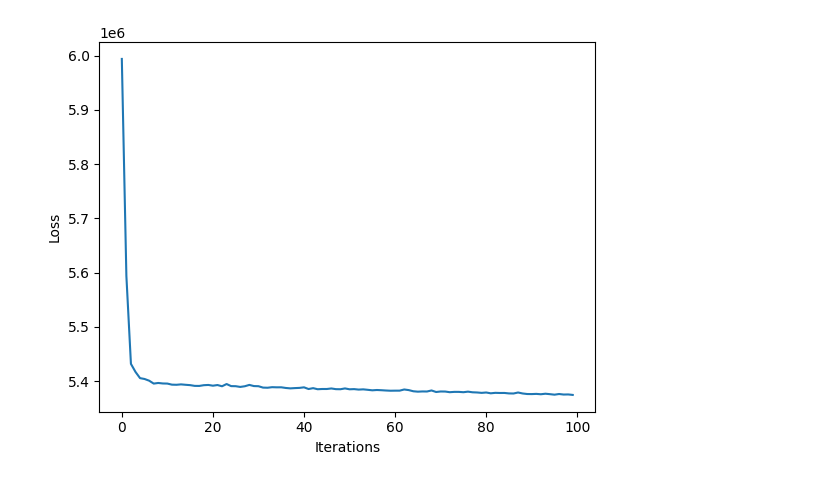
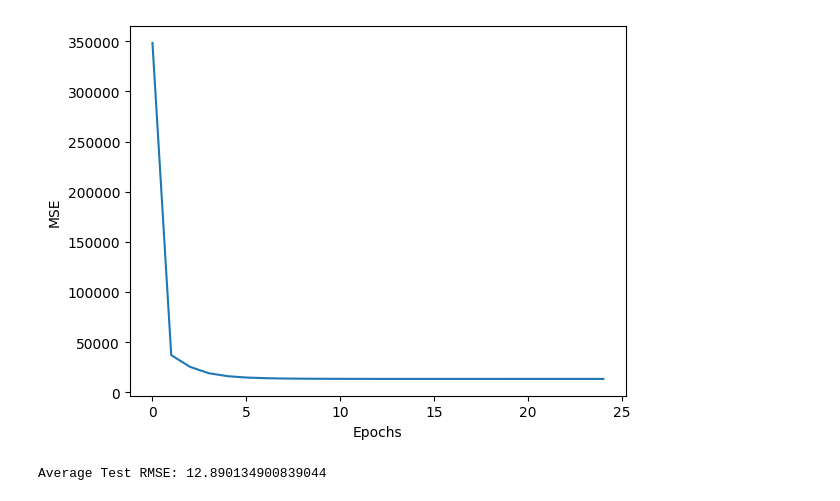
Before and after one commit to jorgerag8/encoder-decoder-transformer, a Jupyter notebook: src/model_cont.ipynb, the cells around one changed output. Drawn from its saved outputs; the diff is of its cells as text; code cells hidden in the pictures.

Commit message:
Adding residual connections to the continuous model.

```diff
--- a/src/model_cont.ipynb
+++ b/src/model_cont.ipynb
@@ -73,6 +73,7 @@ class Transformer(nn.Module):
             dropout=encoder_dropout,
             activation=encoder_activation)
         self.encoder = nn.TransformerEncoder(encoder_layer=encoder_layer, num_layers=encoder_num_layers)
+        self.batchnorm = nn.LazyBatchNorm1d()
         self.decoder_input_layer = nn.Linear(in_features=num_input_variables, out_features=dim_val)
         decoder_layer = nn.TransformerDecoderLayer(
             d_model=dim_val,
@@ -81,16 +82,21 @@ class Transformer(nn.Module):
             dropout=decoder_dropout,
             activation=decoder_activation)
         self.decoder = nn.TransformerDecoder(decoder_layer=decoder_layer, num_layers=decoder_num_layers)
-        self.out = nn.Linear(in_features=dim_val, out_features=num_classes)
+        self.linear = nn.Linear(in_features=dim_val, out_features=10)
+        self.out = nn.Linear(in_features=10, out_features=num_classes)
 
     def forward(self, source, target):
         source = self.encoder_input_layer(source)
         source = self.positional_encoding(source)
-        source = self.encoder(src=source)
-        target = self.decoder_input_layer(target)
-        target = self.decoder(tgt=target, memory=source)
-        target = self.out(target)
-        return target
+        source = self.encoder(source)
+        target = self.batchnorm(target)
+        target_up = self.decoder_input_layer(target)
+        target_up = self.decoder(target_up, source)
+        target_up = self.linear(target_up)
+        target_up = F.relu(target_up)
+        target_up = self.out(target_up)
+        target_up = F.relu(target_up)
+        return target + target_up
 # %%
 trainingset = pd.DataFrame(pd.read_json("data/processed/train_data.json"))
 testset = pd.DataFrame(pd.read_json("data/processed/test_data.json"))
@@ -199,10 +214,26 @@ Average Training Loss: 5374307.052631579
 # %%
 # Training Curve
-plt.xlabel('Iterations')
-plt.ylabel('Loss')
+plt.xlabel('Epochs')
+plt.ylabel('MSE')
 plt.plot([loss for loss in all_losses])
 plt.show()
 # %% [output]
-[figure, old version]
+[figure, new version]
+# %%
+# Test accuracy
+model.eval()
+test_loss = 0
+for test in test_trials:
+    source_test = get_source(test)
+    source_test = F.pad(source_test, pad=(0, 0, 0, max_seq + 1 - len(test)), mode="constant", value=0).T
+    target_test = torch.tensor(test["lp_duration"][1:].values).to(torch.int64)
+    target_test = target_test.unsqueeze(1).type(torch.FloatTensor)
+    with torch.no_grad():
+        predicted_test = model(source=source_test, target=target_test)
+        loss_test = loss_function(predicted_test, target_test)
+        test_loss += (loss_test.item()/len(target_test))
+print("Average Test RMSE:", math.sqrt(test_loss / len(test_trials)))
+# %% [output]
+Average Test RMSE: 12.890134900839044
 # %%
 # Plot predicted vs actual for a test case
```
Also changed, not shown: parts of 13 cells of this notebook, 1 other file.
